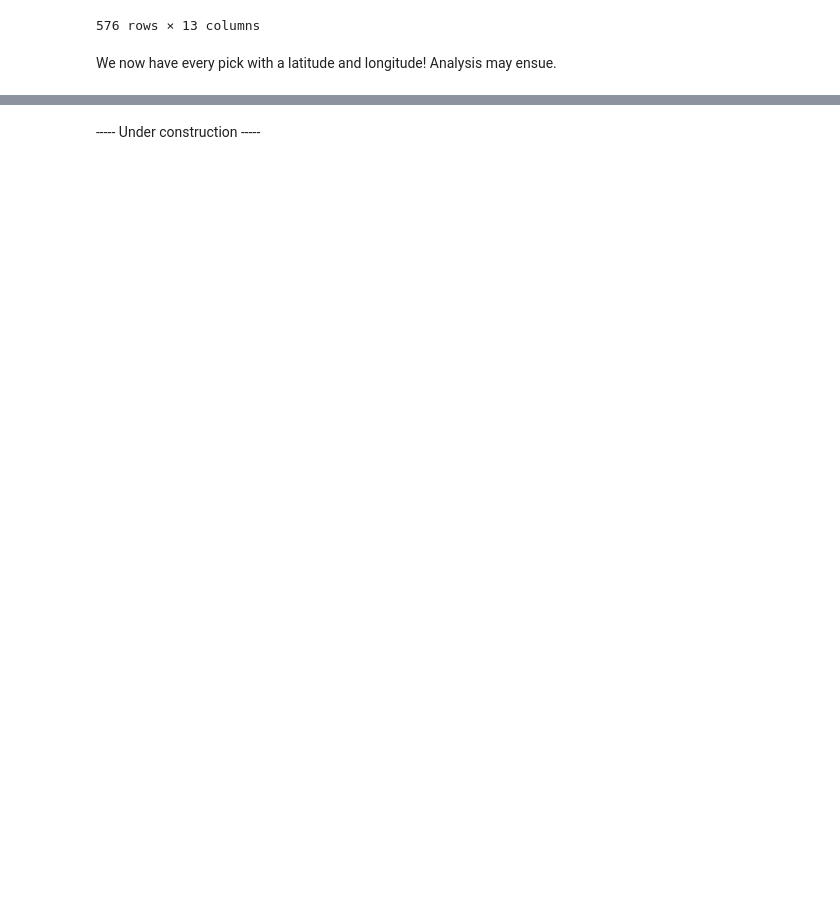
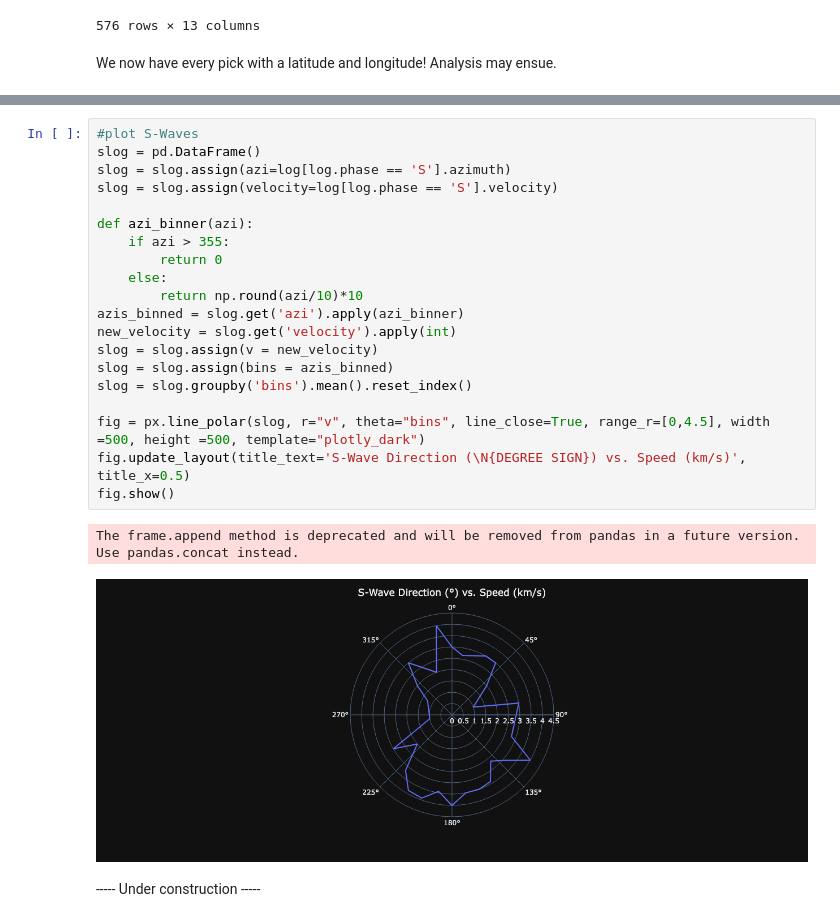
Before and after one commit to oceanhackweek/earthquakes, a Jupyter notebook: sandbox.ipynb, the cells around one changed output, grey strips where cells are left out. Saved outputs shown, nothing was run; the diff lists cells and outputs as text; blank space fills up the shorter version.

```diff
--- a/sandbox.ipynb
+++ b/sandbox.ipynb
@@ -169,2 +193,25 @@ We now have every pick with a latitude and longitude!  Analysis may ensue.
+# %%
+#plot S-Waves
+slog = pd.DataFrame()
+slog = slog.assign(azi=log[log.phase == 'S'].azimuth)
+slog = slog.assign(velocity=log[log.phase == 'S'].velocity)
+
+def azi_binner(azi):
+    if azi > 355:
+        return 0
+    else:
+        return np.round(azi/10)*10
+azis_binned = slog.get('azi').apply(azi_binner)
+new_velocity = slog.get('velocity').apply(int)
+slog = slog.assign(v = new_velocity)
+slog = slog.assign(bins = azis_binned)
+slog = slog.groupby('bins').mean().reset_index()
+
+fig = px.line_polar(slog, r="v", theta="bins", line_close=True, range_r=[0,4.5], width =500, height =500, template="plotly_dark")
+fig.update_layout(title_text='S-Wave Direction (\N{DEGREE SIGN}) vs. Speed (km/s)', title_x=0.5)
+fig.show()
+# %% [output]
+The frame.append method is deprecated and will be removed from pandas in a future version. Use pandas.concat instead.
+[figure, added]
 # %% [markdown]
 ----- Under construction -----
```
Also changed, not shown: parts of 5 cells of this notebook.
